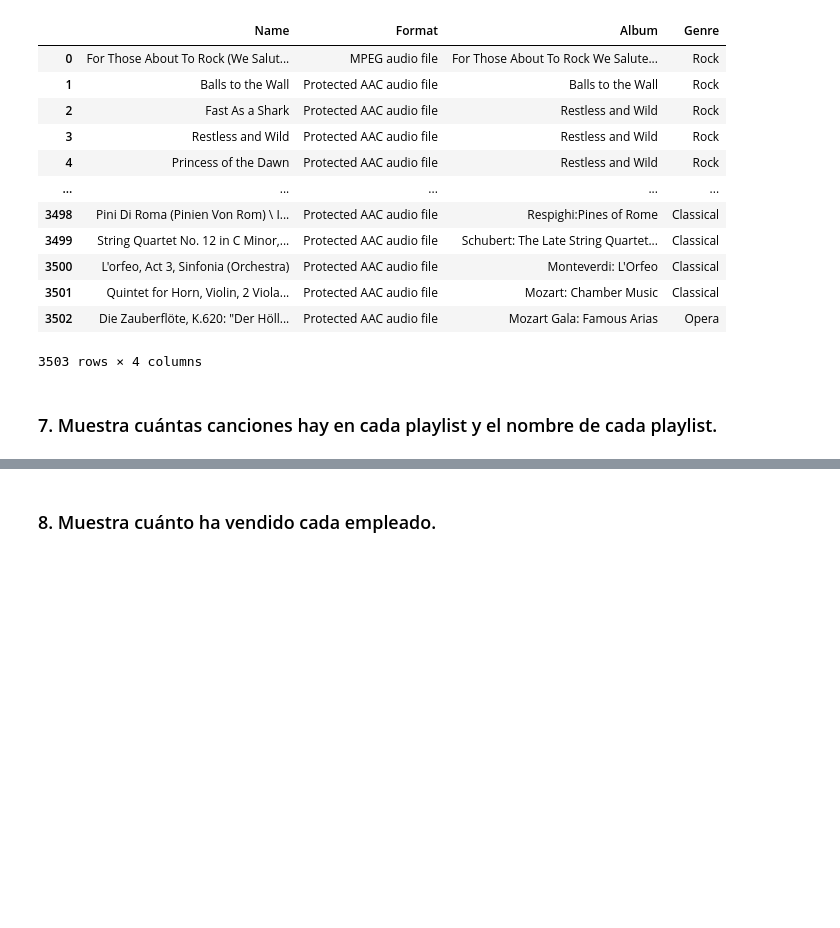
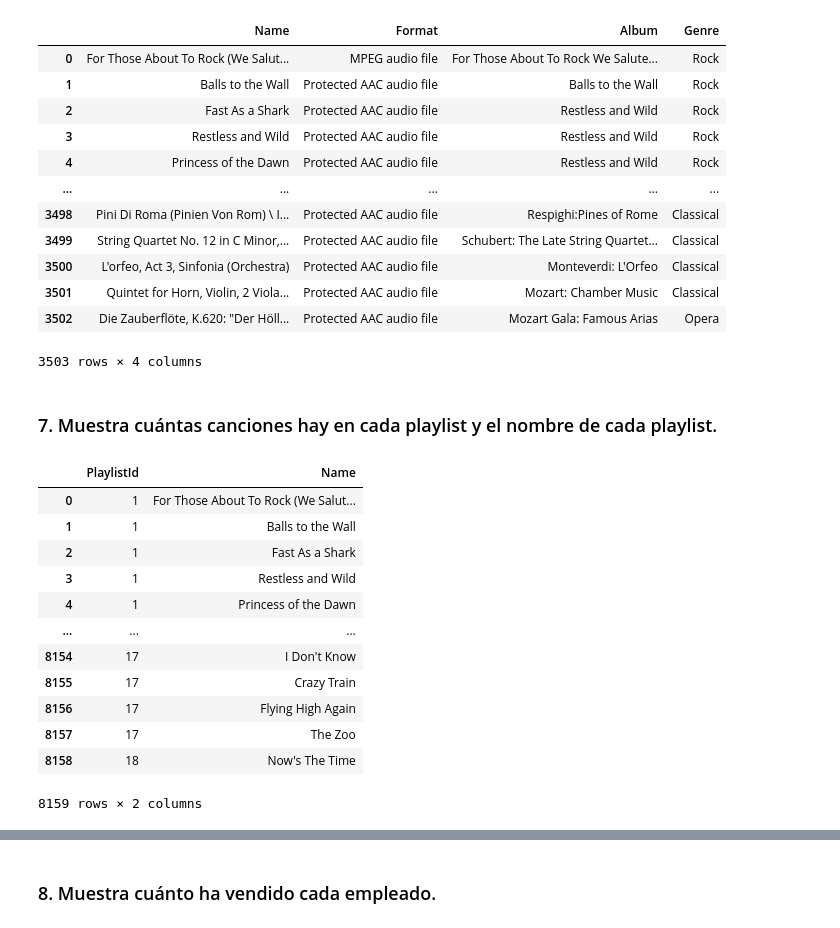
Before and after one commit to Adriagallardo/Adria-Gallardo-Thebridge, a Jupyter notebook: week5_EDA_scraping_eda_summary/day2_regex_SQL_II/SQL/Material Alumnos/SQL en Python_chinook.ipynb, the cells around one changed output, grey strips where cells are left out. Saved outputs shown, nothing was run; the diff lists cells and outputs as text; code cells hidden in the pictures; blank space fills up the shorter version.

```diff
--- a/week5_EDA_scraping_eda_summary/day2_regex_SQL_II/SQL/Material Alumnos/SQL en Python_chinook.ipynb
+++ b/week5_EDA_scraping_eda_summary/day2_regex_SQL_II/SQL/Material Alumnos/SQL en Python_chinook.ipynb
@@ -258,10 +245,24 @@ pd.read_sql_query(query, connection)
 ### 7.	Muestra cuántas canciones hay en cada playlist y el nombre de cada playlist.
 # %%
 query="""
-SELECT t.Name, p
+SELECT COUNT() p.PlaylistId, t.Name
 FROM tracks t
-JOIN playlist_tracks pt ON pt.TrackId = t.TrackId
+LEFT JOIN playlist_track pt ON pt.TrackId = t.TrackId
 JOIN playlists p ON p.PlaylistId = pt.PlaylistId
 
 """
 pd.read_sql_query(query, connection)
+# %% [output]
+|  | PlaylistId | Name |
+| 0 | 1 | For Those About To Rock (We Salut... |
+| 1 | 1 | Balls to the Wall |
+| 2 | 1 | Fast As a Shark |
+| 3 | 1 | Restless and Wild |
+| 4 | 1 | Princess of the Dawn |
+| ... | ... | ... |
+| 8154 | 17 | I Don't Know |
+| 8155 | 17 | Crazy Train |
+| 8156 | 17 | Flying High Again |
+| 8157 | 17 | The Zoo |
+| 8158 | 18 | Now's The Time |
+8159 rows × 2 columns
```
Also changed, not shown: parts of 7 cells of this notebook, 9 other files.
